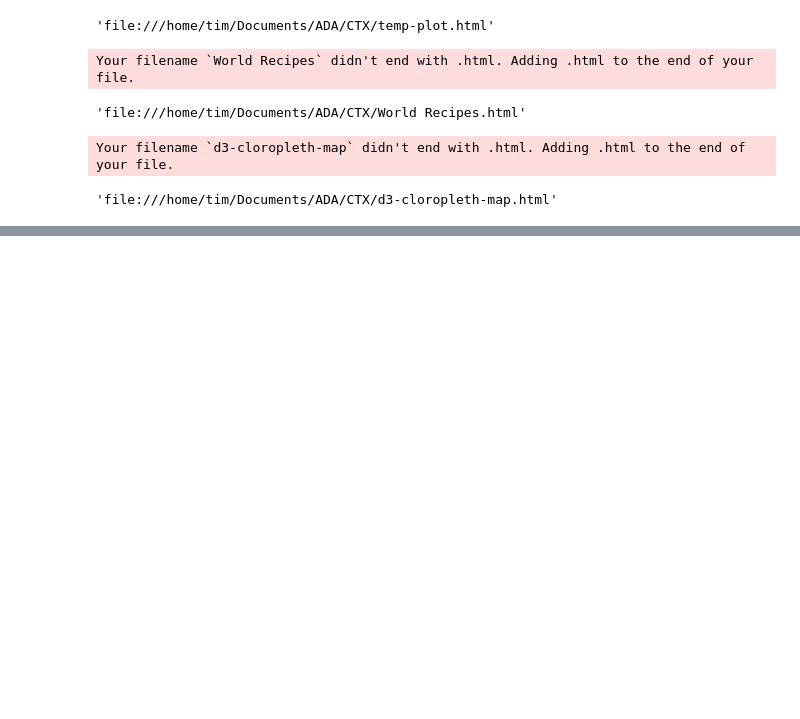
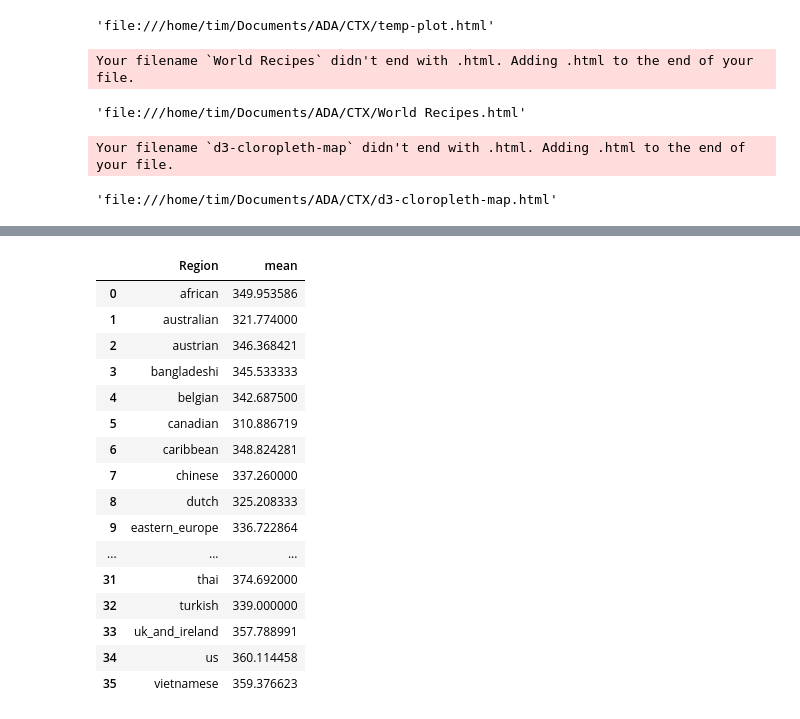
Before and after one commit to TTimTT/CTX, a Jupyter notebook: Untitled.ipynb, the cells around one changed output, grey strips where cells are left out. Drawn from its saved outputs; the diff is of its cells as text; code cells hidden in the pictures; blank space fills up the shorter version.

```diff
--- a/Untitled.ipynb
+++ b/Untitled.ipynb
@@ -112,0 +137,35 @@ Your filename `d3-cloropleth-map` didn't end with .html. Adding .html to the end
+# %%
+import plotly.plotly as py
+import pandas as pd
+
+df = pd.read_csv('./data/cleaned_df.csv', sep='\t', encoding = "utf-8")
+# Some classic analysis
+stats_regions = df.groupby('Region')
+stats_regions = stats_regions.agg({'kcal' : ['mean', 'median', 'min', 'max'],
+                                       'carb' : ['mean', 'median', 'min', 'max'],
+                                       'fat' : ['mean', 'median', 'min', 'max'],
+                                       'protein' : ['mean', 'median', 'min', 'max'],
+                                       'sodium' : ['mean', 'median', 'min', 'max'],
+                                       'cholesterol' : ['mean', 'median', 'min', 'max'],
+                                       'Time (min)' : ['mean', 'median', 'min', 'max']})
+stats_regions.sort_values([('kcal', 'mean')], ascending=False).head()
+gla = stats_regions['kcal']['mean'].to_frame().reset_index()
+gla
+# %% [output]
+|  | Region | mean |
+| 0 | african | 349.953586 |
+| 1 | australian | 321.774000 |
+| 2 | austrian | 346.368421 |
+| 3 | bangladeshi | 345.533333 |
+| 4 | belgian | 342.687500 |
+| 5 | canadian | 310.886719 |
+| 6 | caribbean | 348.824281 |
+| 7 | chinese | 337.260000 |
+| 8 | dutch | 325.208333 |
+| 9 | eastern_europe | 336.722864 |
+| ... | ... | ... |
+| 31 | thai | 374.692000 |
+| 32 | turkish | 339.000000 |
+| 33 | uk_and_ireland | 357.788991 |
+| 34 | us | 360.114458 |
+| 35 | vietnamese | 359.376623 |
```
Also changed, not shown: parts of 20 cells of this notebook, 9 other files.
